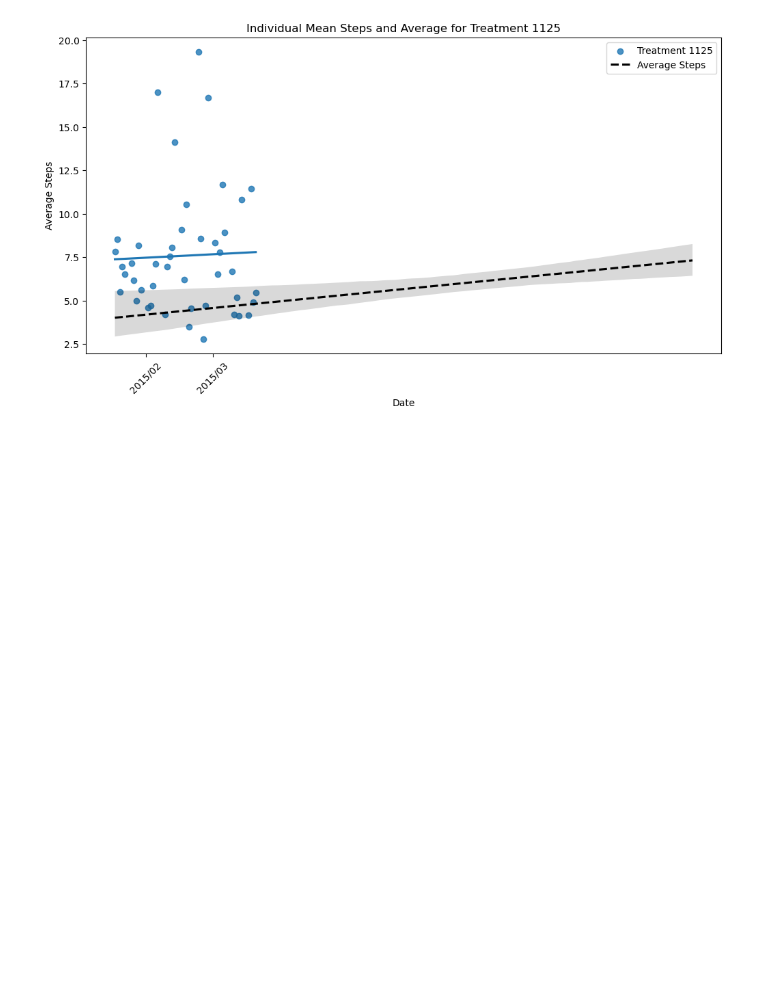
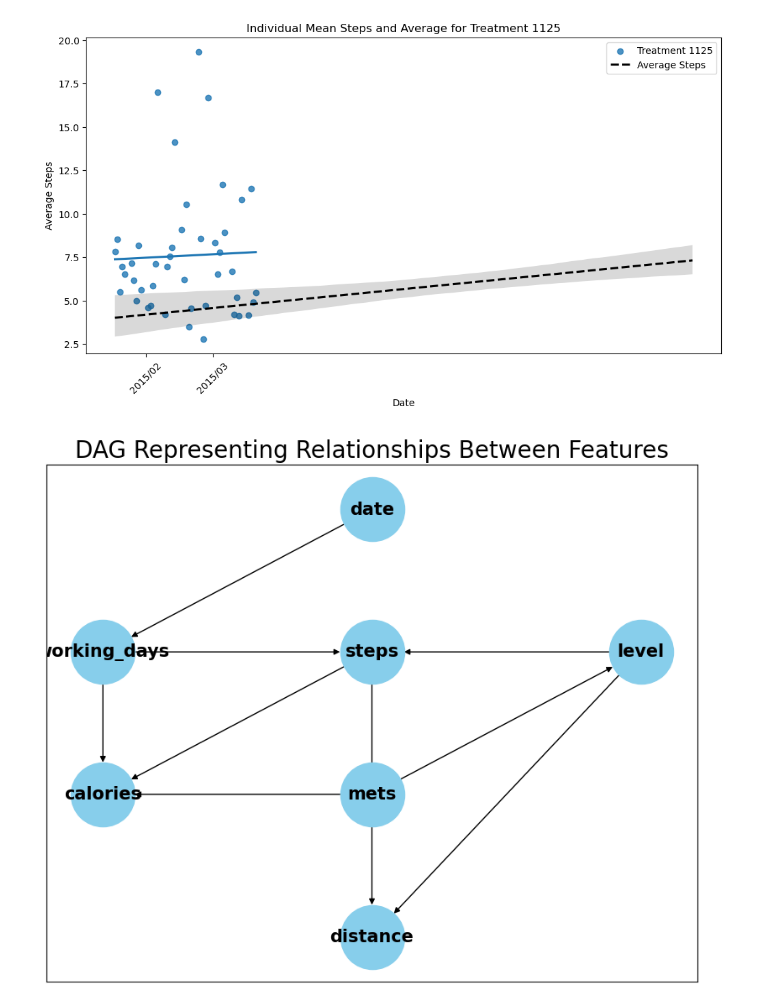
Before and after one commit to ErwannL/Fitbit, a Jupyter notebook: src/average.ipynb, the cells around one changed output. Cells and saved outputs as stored; diff of their text form; code cells hidden in the pictures; blank space fills up the shorter version.

```diff
--- a/src/average.ipynb
+++ b/src/average.ipynb
@@ -175,0 +173,45 @@ for treatment in treatment_ids:
+# %%
+import networkx as nx
+import matplotlib.pyplot as plt
+
+# Initialize a directed graph
+dag = nx.DiGraph()
+
+# Add nodes (features)
+features = ['date', 'working_days', 'calories', 'mets', 'level', 'steps', 'distance']
+dag.add_nodes_from(features)
+
+# Define the relationships based on correlation analysis
+edges = [
+    ('date', 'working_days'),
+    ('working_days', 'calories'),
+    ('working_days', 'steps'),
+    ('mets', 'calories'),
+    ('steps', 'calories'),
+    ('mets', 'level'),
+    ('level', 'steps'),
+    ('level', 'distance'),
+    ('steps', 'distance')
+]
+
+dag.add_edges_from(edges)
+
+# Define custom positions for some nodes
+pos = {
+    'date': (0, 1),            # Position en haut pour 'date'
+    'working_days': (-1, 0),   # Position à gauche pour 'working_days'
+    'calories': (-1, -1),        # 'calories' au centre
+    'mets': (0, -1),            # 'mets' à droite de 'calories'
+    'level': (1, 0),          # 'level' en dessous de 'calories'
+    'steps': (0, 0),          # 'steps' en dessous de 'mets'
+    'distance': (0, -2)        # 'distance' en bas de 'level'
+}
+
+# Visualize the DAG with custom positions
+plt.figure(figsize=(10, 8))
+nx.draw_networkx(dag, pos, with_labels=True, node_size=3000, node_color="skyblue",
+                 font_size=15, font_weight='bold', edge_color='black')
+plt.title("DAG Representing Relationships Between Features", fontsize=20)
+plt.show()
+# %% [output]
+[figure, added]
```
Also changed, not shown: parts of 5 cells of this notebook, 2 other files.
